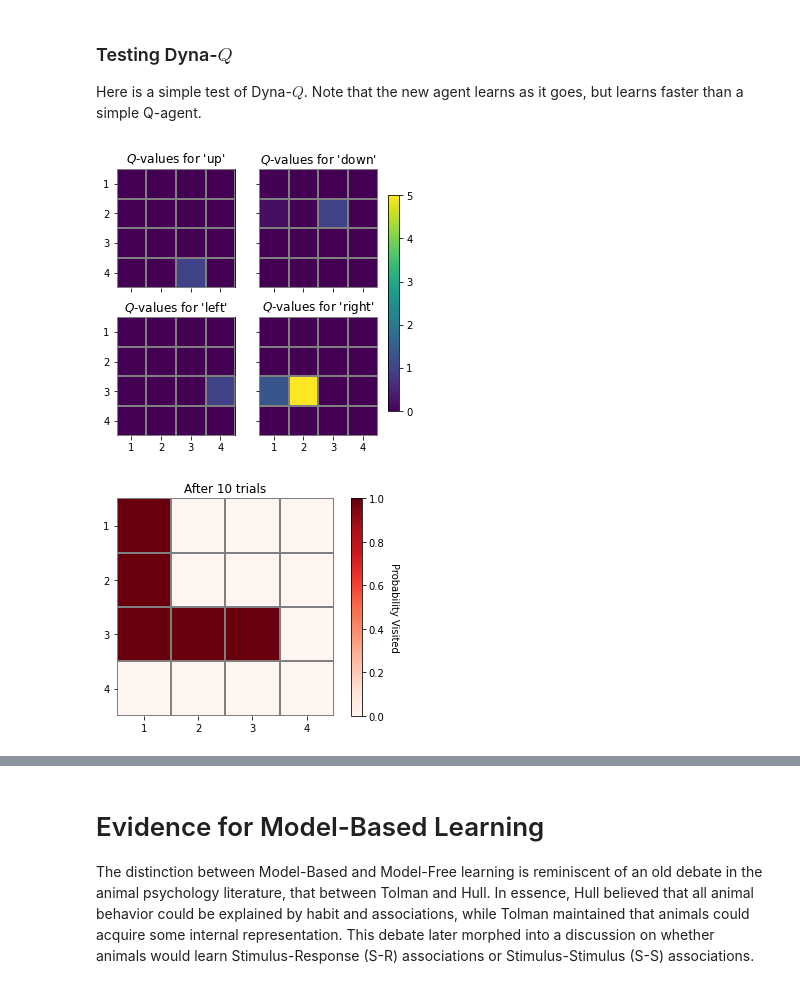
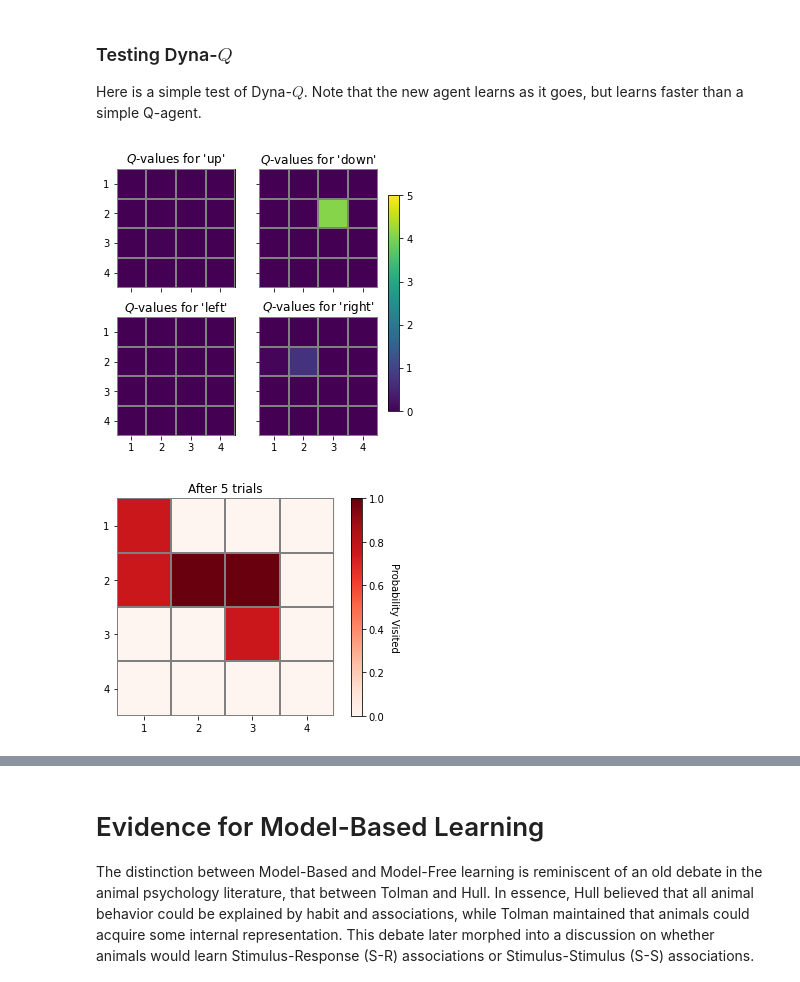
Before and after one commit to TheRealDrDre/CompCogNeuro, a Jupyter notebook: RL/RL4_modelbased.ipynb, the cells around one changed output, grey strips where cells are left out. Cells and saved outputs as stored; diff of their text form; code cells hidden in the pictures.

```diff
--- a/RL/RL4_modelbased.ipynb
+++ b/RL/RL4_modelbased.ipynb
@@ -327,12 +327,13 @@ class DynaQ():
         self.alpha = alpha         # Learning rate
         self.gamma = gamma         # Temporal discounting
         self.actions = actions     # Set of possible actions (provide those of Maze.ACTIONS)
+        self.n = 100               # Num of planning steps
 
 
-    def planning(self, n=10):
+    def planning(self):
         """Plans ahead and learns the Q-table"""
         if len(self.S.keys()) > 0:
-            for j in range(n):
+            for j in range(self.n):
                 start = random.choice(tuple(self.S.keys()))
                 state2, reward2 = self.S[start]
                 action2 = random.choice(self.actions)
@@ -343,7 +344,7 @@ class DynaQ():
     def policy(self, state):
         """Selects an action with a epsilon-greedy policy"""
         # First, plan ahead with the basic environment as we know it
-        self.planning(n=10)
+        self.planning()
 
         # Then, proceed with selecting an action
         if random.random() < self.epsilon:
@@ -413,15 +414,15 @@ Here is a simple test of Dyna-$Q$. Note that the new agent learns as it goes, bu
 # %%
 m = Maze()
 a = DynaQ()
 
-run_trials(m, a, 10)
+run_trials(m, a, 5)
 plot_q_table(a, vmin=0, vmax=5)
 plt.savefig("figures/qtable_dynaq.png")
 
 fig, ax = plt.subplots(1,1)
 h = run_trials(m, a, 3)
-plot_history(h, ax=ax, title="After 10 trials")
+plot_history(h, ax=ax, title="After 5 trials")
 plt.show()
 # %% [output]
-[figure, old version]
+[figure, new version]
-[figure, old version]
+[figure, new version]
```
Also changed, not shown: parts of 2 cells of this notebook, 10 other files.
